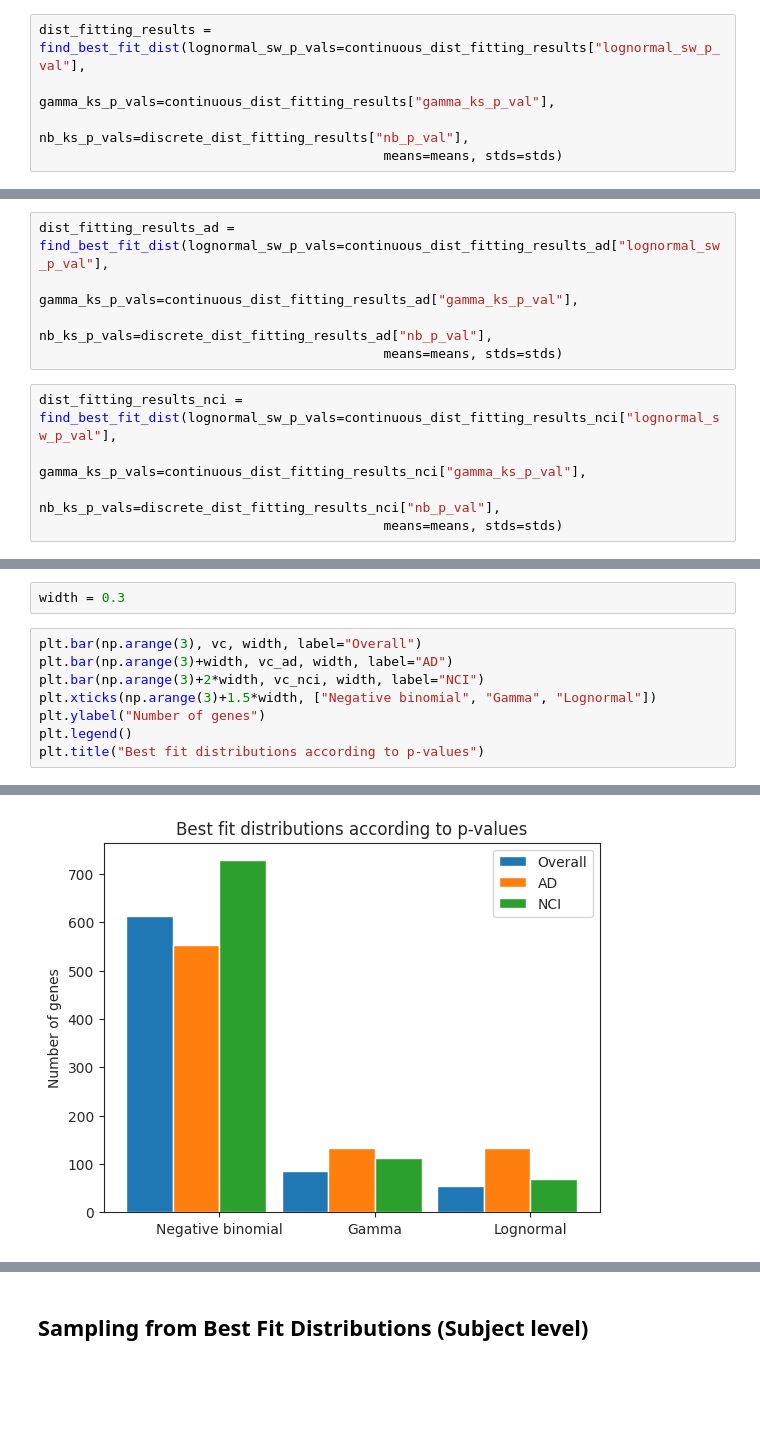
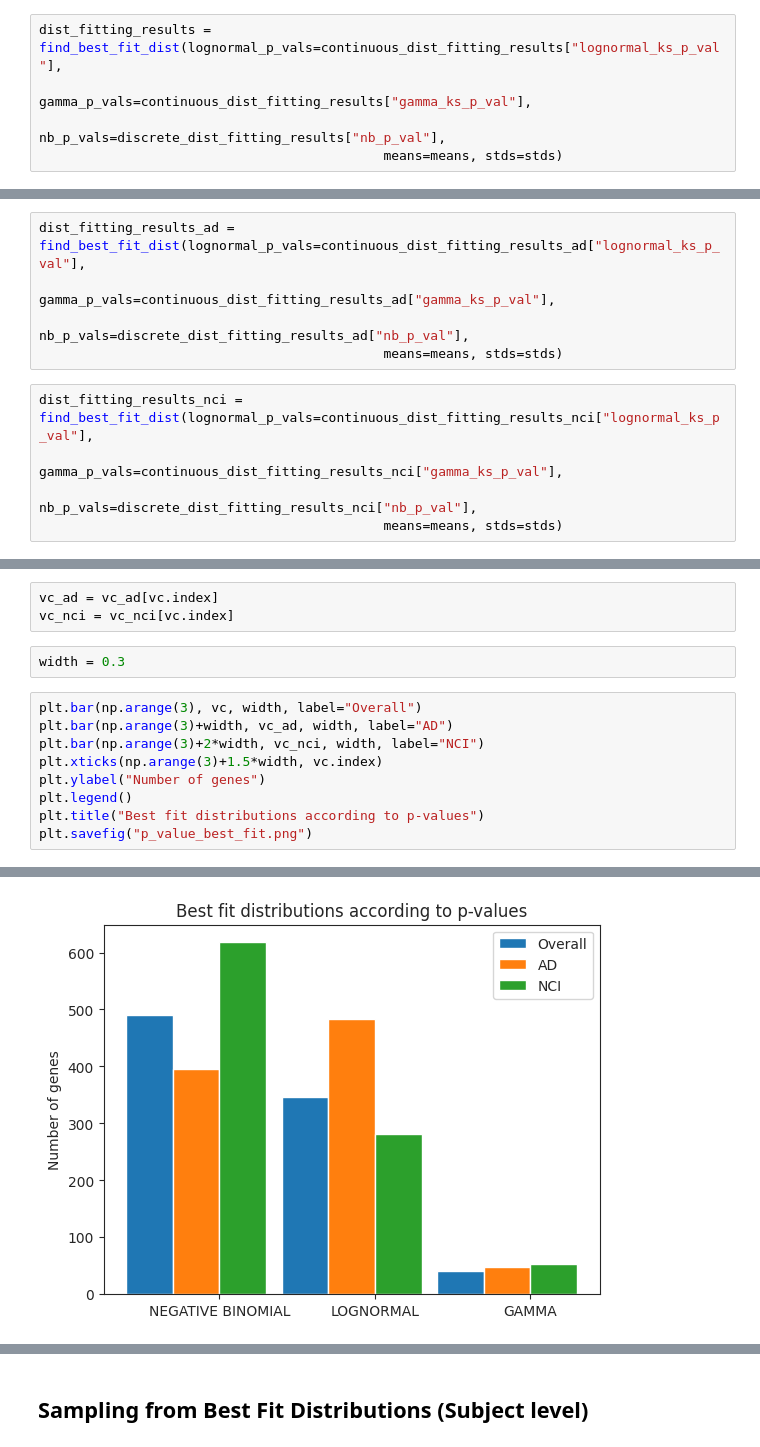
Before and after one commit to Translational-HDPM/T-HDPM_uncertainty_analysis, a Jupyter notebook: notebooks/distribution_based_sampling_concordance_analysis.ipynb, the cells around one changed output, grey strips where cells are left out. Saved outputs shown, nothing was run; the diff lists cells and outputs as text; blank space fills up the shorter version.

```diff
--- a/notebooks/distribution_based_sampling_concordance_analysis.ipynb
+++ b/notebooks/distribution_based_sampling_concordance_analysis.ipynb
@@ -418,8 +410,8 @@ def find_best_fit_dist(*,
     return res
 # %%
-dist_fitting_results = find_best_fit_dist(lognormal_sw_p_vals=continuous_dist_fitting_results["lognormal_sw_p_val"],
-                                            gamma_ks_p_vals=continuous_dist_fitting_results["gamma_ks_p_val"],
-                                            nb_ks_p_vals=discrete_dist_fitting_results["nb_p_val"],
+dist_fitting_results = find_best_fit_dist(lognormal_p_vals=continuous_dist_fitting_results["lognormal_ks_p_val"],
+                                            gamma_p_vals=continuous_dist_fitting_results["gamma_ks_p_val"],
+                                            nb_p_vals=discrete_dist_fitting_results["nb_p_val"],
                                             means=means, stds=stds)
 # %%
 vc = dist_fitting_results["best_fit"].value_counts()
@@ -432,27 +424,31 @@ Text(0.5, 1.0, 'Best fit distributions according to p-values')
 # %% [markdown]
 #### AD and NCI
 # %%
-dist_fitting_results_ad = find_best_fit_dist(lognormal_sw_p_vals=continuous_dist_fitting_results_ad["lognormal_sw_p_val"],
-                                            gamma_ks_p_vals=continuous_dist_fitting_results_ad["gamma_ks_p_val"],
-                                            nb_ks_p_vals=discrete_dist_fitting_results_ad["nb_p_val"],
+dist_fitting_results_ad = find_best_fit_dist(lognormal_p_vals=continuous_dist_fitting_results_ad["lognormal_ks_p_val"],
+                                            gamma_p_vals=continuous_dist_fitting_results_ad["gamma_ks_p_val"],
+                                            nb_p_vals=discrete_dist_fitting_results_ad["nb_p_val"],
                                             means=means, stds=stds)
 # %%
-dist_fitting_results_nci = find_best_fit_dist(lognormal_sw_p_vals=continuous_dist_fitting_results_nci["lognormal_sw_p_val"],
-                                            gamma_ks_p_vals=continuous_dist_fitting_results_nci["gamma_ks_p_val"],
-                                            nb_ks_p_vals=discrete_dist_fitting_results_nci["nb_p_val"],
+dist_fitting_results_nci = find_best_fit_dist(lognormal_p_vals=continuous_dist_fitting_results_nci["lognormal_ks_p_val"],
+                                            gamma_p_vals=continuous_dist_fitting_results_nci["gamma_ks_p_val"],
+                                            nb_p_vals=discrete_dist_fitting_results_nci["nb_p_val"],
                                             means=means, stds=stds)
 # %%
 vc = dist_fitting_results["best_fit"].value_counts()
 vc_ad = dist_fitting_results_ad["best_fit"].value_counts()
 vc_nci = dist_fitting_results_nci["best_fit"].value_counts()
+# %%
+vc_ad = vc_ad[vc.index]
+vc_nci = vc_nci[vc.index]
 # %%
 width = 0.3
 # %%
 plt.bar(np.arange(3), vc, width, label="Overall")
 plt.bar(np.arange(3)+width, vc_ad, width, label="AD")
 plt.bar(np.arange(3)+2*width, vc_nci, width, label="NCI")
-plt.xticks(np.arange(3)+1.5*width, ["Negative binomial", "Gamma", "Lognormal"])
+plt.xticks(np.arange(3)+1.5*width, vc.index)
 plt.ylabel("Number of genes")
 plt.legend()
 plt.title("Best fit distributions according to p-values")
+plt.savefig("p_value_best_fit.png")
 # %% [output]
@@ -460,4 +455,4 @@ Text(0.5, 1.0, 'Best fit distributions according to p-values')
-[figure, old version]
+[figure, new version]
 # %%
 dist_wise_concordance = pd.DataFrame(index=["NEGATIVE BINOMIAL", "GAMMA", "LOGNORMAL"], columns=["Number of concordant genes", "Number of discordant genes"])
 for dist in dist_wise_concordance.index:
```
Also changed, not shown: parts of 16 cells of this notebook.
